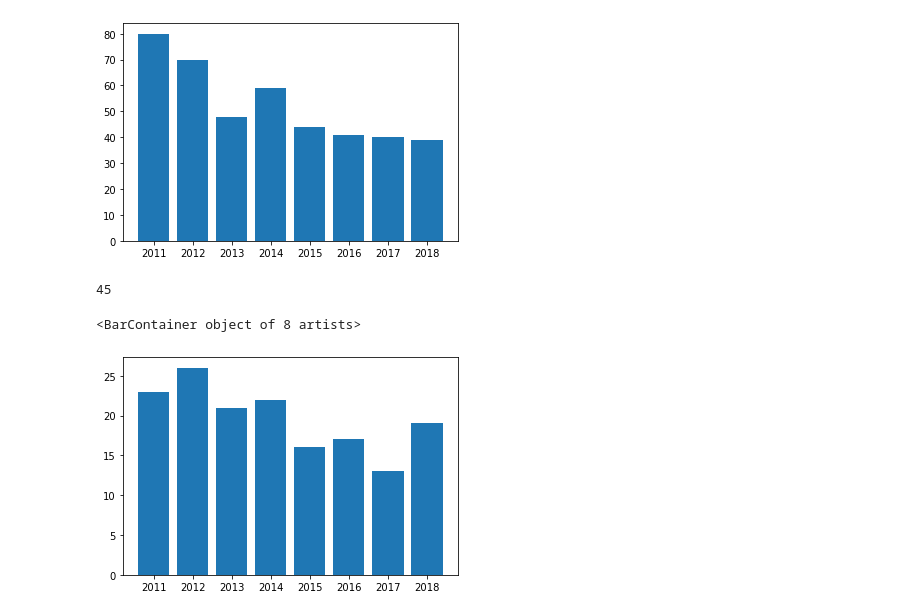
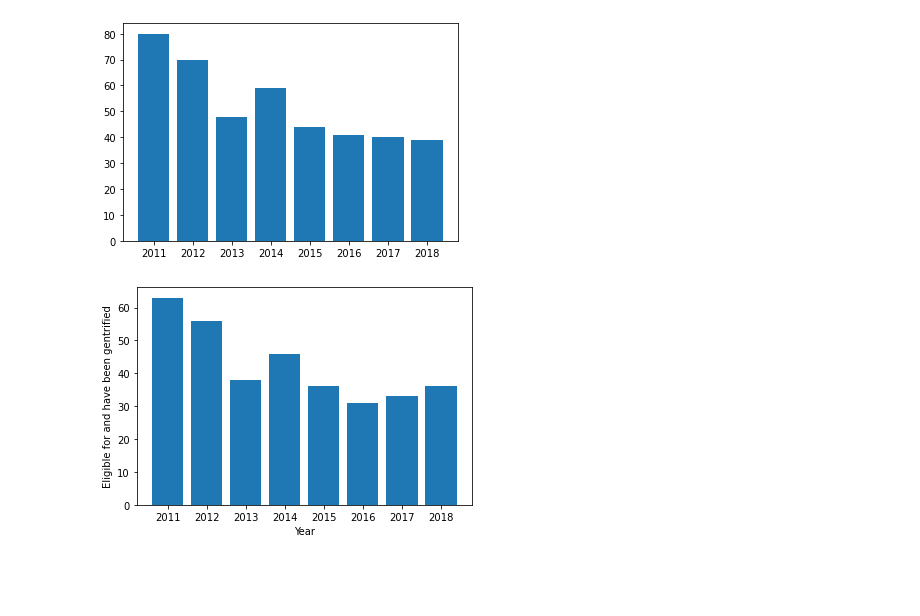
Before and after one commit to JeevanBhoot/citadel-dataopen, a Jupyter notebook: whether_gen.ipynb, the cells around one changed output. Drawn from its saved outputs; the diff is of its cells as text; code cells hidden in the pictures; blank space fills up the shorter version.

```diff
--- a/whether_gen.ipynb
+++ b/whether_gen.ipynb
@@ -186,36 +209,41 @@ plt.bar(Years[1:],gentrified_number)
 # %%
 # Whether eligable
 
-census_data['gentrify_elig'] = 0
-income_40_percentile = census_data['2010household_income'].quantile(0.4)
-census_data['2010_population_greater_500'] = 0
+census_data_copy['gentrify_elig'] = 0
+income_40_percentile = census_data_copy['2010household_income'].quantile(0.4)
+census_data_copy['2010_population_greater_500'] = 0
 
 
 
-value_40_percentile = census_data['2010home_value'].quantile(0.4)
+value_40_percentile = census_data_copy['2010home_value'].quantile(0.4)
 
 
-census_data.loc[(census_data['2010household_income'] <= income_40_percentile) &
-               (census_data['2010home_value'] <= value_40_percentile) &
-               (census_data['2010population'] >= 500), 'gentrify_elig'] = 1
+census_data_copy.loc[(census_data_copy['2010household_income'] <= income_40_percentile) &
+               (census_data_copy['2010home_value'] <= value_40_percentile) &
+               (census_data_copy['2010population'] >= 500), 'gentrify_elig'] = 1
+
+
+census_data_copy = census_data_copy[['geoid','gentrify_elig']]
-# %%
-np.count_nonzero(census_data['gentrify_elig'])
-# %% [output]
-45
+# %%
+
+census_data = pd.concat([census_data, census_data_copy], axis=1)
 # %%
 for j in range(0,len(RPI)):
     census_data["{Year}gentrified_and_eligable".format(Year = Years[j+1])] = np.where((census_data["gentrify_elig"] ==1) & (census_data['{Year}gentrified'.format(Year = Years[j+1])] == 1) , 1, 0)
 # %%
 # Create bar chart showing how many have gentrified over time
 
 gentrified_number_and_eligable = np.zeros(8)
 for j in range(0,len(RPI)):
     gentrified_number_and_eligable[j] = np.count_nonzero(census_data['{Year}gentrified_and_eligable'.format(Year = Years[j+1])])
 
+
 plt.bar(Years[1:],gentrified_number_and_eligable)
+plt.xlabel('Year')
+plt.ylabel('Eligible for and have been gentrified')
+plt.show()
 # %% [output]
-<BarContainer object of 8 artists>
-[figure, old version]
+[figure, new version]
 # %%
 gentrified_number_and_eligable
 # %% [output]
```
Also changed, not shown: parts of 13 cells of this notebook.
